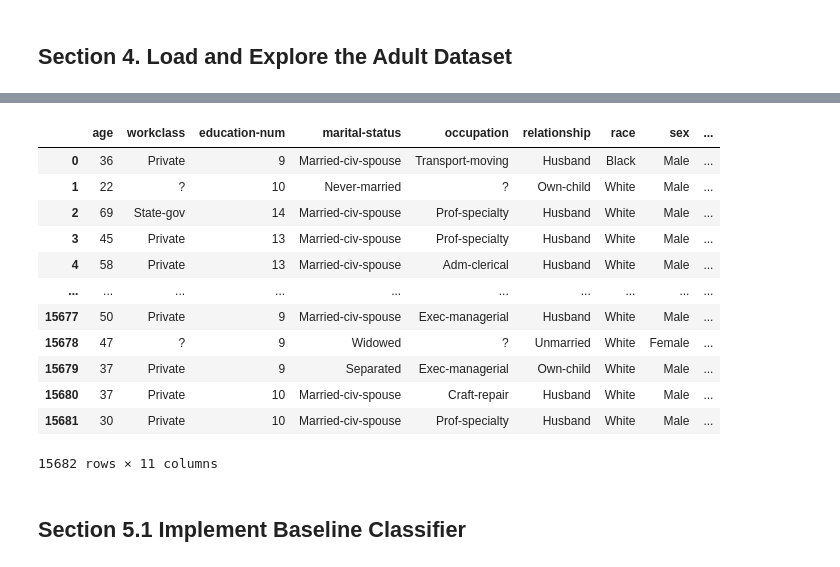
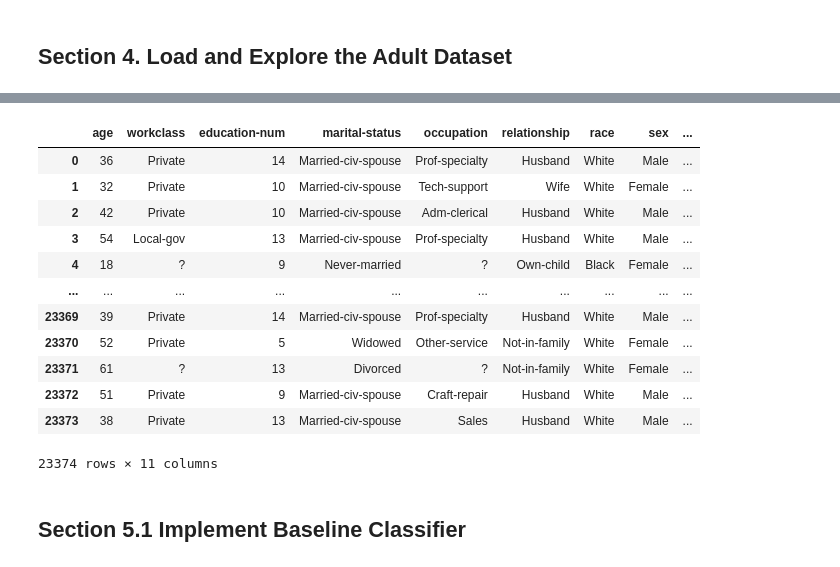
Before and after one commit to itazap/MIE424-FinalProject, a Jupyter notebook: Balanced_Copy_of_MIE424_Project.ipynb, the cells around one changed output, grey strips where cells are left out. Cells and saved outputs as stored; diff of their text form; code cells hidden in the pictures.

Commit message:
Used all files for dataset split, added DEO results

```diff
--- a/Balanced_Copy_of_MIE424_Project.ipynb
+++ b/Balanced_Copy_of_MIE424_Project.ipynb
@@ -21,27 +23,27 @@ Unpacking objects: 100% (86/86), done.
 # %%
 # Load data into pandas DataFrame
 dataset = pd.read_csv('data/adult/adult.csv')
-data50minus = dataset[dataset["income"].str.contains("<=50K")].iloc[:7841]
-data50plus = dataset[dataset["income"].str.contains(">50K")].iloc[:7841]
+data50minus = dataset[dataset["income"].str.contains("<=50K")].iloc[:11687]
+data50plus = dataset[dataset["income"].str.contains(">50K")].iloc[:11687]
 databalanced = pd.concat([data50minus, data50plus])
 dataset = databalanced.sample(frac=1).reset_index(drop=True)
 # Drop fnlwgt, education, education-num, capital-gain, capital-loss as Lohaus et al do
 dataset = dataset.drop(columns=['fnlwgt', 'education', 'capital-gain', 'capital-loss'])
 dataset
 # %% [output]
 |  | age | workclass | education-num | marital-status | occupation | relationship | race | sex | ... |
-| 0 | 36 | Private | 9 | Married-civ-spouse | Transport-moving | Husband | Black | Male | ... |
-| 1 | 22 | ? | 10 | Never-married | ? | Own-child | White | Male | ... |
-| 2 | 69 | State-gov | 14 | Married-civ-spouse | Prof-specialty | Husband | White | Male | ... |
-| 3 | 45 | Private | 13 | Married-civ-spouse | Prof-specialty | Husband | White | Male | ... |
-| 4 | 58 | Private | 13 | Married-civ-spouse | Adm-clerical | Husband | White | Male | ... |
+| 0 | 36 | Private | 14 | Married-civ-spouse | Prof-specialty | Husband | White | Male | ... |
+| 1 | 32 | Private | 10 | Married-civ-spouse | Tech-support | Wife | White | Female | ... |
+| 2 | 42 | Private | 10 | Married-civ-spouse | Adm-clerical | Husband | White | Male | ... |
+| 3 | 54 | Local-gov | 13 | Married-civ-spouse | Prof-specialty | Husband | White | Male | ... |
+| 4 | 18 | ? | 9 | Never-married | ? | Own-child | Black | Female | ... |
 | ... | ... | ... | ... | ... | ... | ... | ... | ... | ... |
-| 15677 | 50 | Private | 9 | Married-civ-spouse | Exec-managerial | Husband | White | Male | ... |
-| 15678 | 47 | ? | 9 | Widowed | ? | Unmarried | White | Female | ... |
-| 15679 | 37 | Private | 9 | Separated | Exec-managerial | Own-child | White | Male | ... |
-| 15680 | 37 | Private | 10 | Married-civ-spouse | Craft-repair | Husband | White | Male | ... |
-| 15681 | 30 | Private | 10 | Married-civ-spouse | Prof-specialty | Husband | White | Male | ... |
+| 23369 | 39 | Private | 14 | Married-civ-spouse | Prof-specialty | Husband | White | Male | ... |
+| 23370 | 52 | Private | 5 | Widowed | Other-service | Not-in-family | White | Female | ... |
+| 23371 | 61 | ? | 13 | Divorced | ? | Not-in-family | White | Female | ... |
+| 23372 | 51 | Private | 9 | Married-civ-spouse | Craft-repair | Husband | White | Male | ... |
+| 23373 | 38 | Private | 13 | Married-civ-spouse | Sales | Husband | White | Male | ... |
-15682 rows × 11 columns
+23374 rows × 11 columns
 # %%
 def build_adult_data(dataset=dataset,sens_attribute = 'sex',load_data_size=None):
   """Build the Adult dataset.
```
Also changed, not shown: parts of 18 cells of this notebook.
